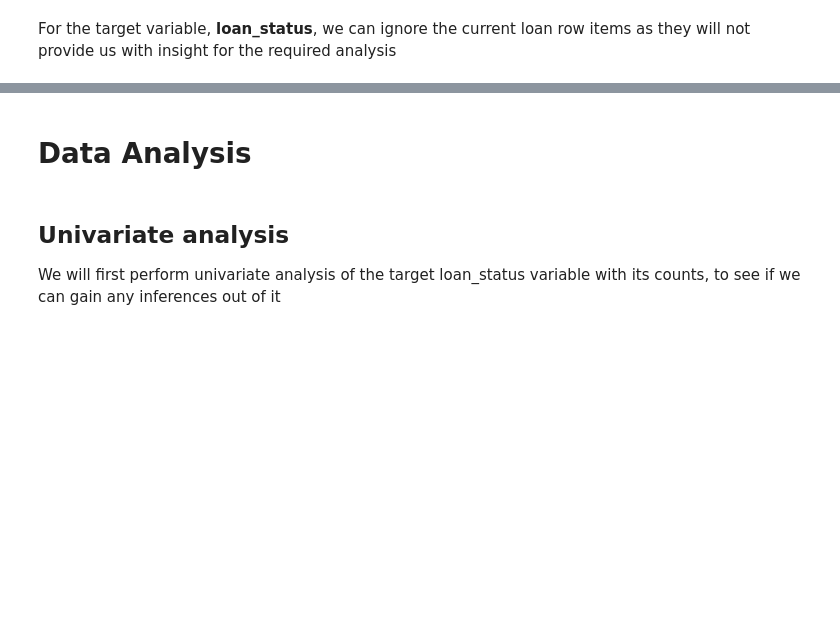
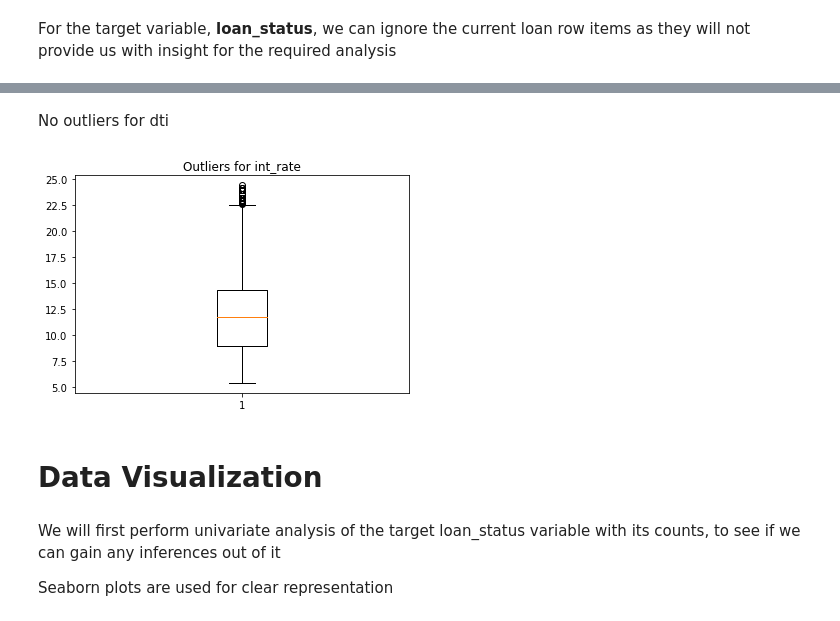
Before and after one commit to adiraptor/LendingClubCaseStudy, a Jupyter notebook: lending_club_data_analysis.ipynb, the cells around one changed output, grey strips where cells are left out. Saved outputs shown, nothing was run; the diff lists cells and outputs as text; code cells hidden in the pictures; blank space fills up the shorter version.

Commit message:
added seaborn

```diff
--- a/lending_club_data_analysis.ipynb
+++ b/lending_club_data_analysis.ipynb
@@ -372,6 +465,17 @@ loan_dataset_final.info()
+# %% [markdown]
+No outliers for dti
+# %%
+fig1, ax1 = plt.subplots()
+ax1.set_title('Outliers for int_rate')
+
+ax1.boxplot(loan_dataset_final['int_rate'])
+
+plt.show()
+# %% [output]
+[figure, added]
 # %% [markdown]
-# Data Analysis
+# Data Visualization
 # %% [markdown]
-## Univariate analysis
+We will first perform univariate analysis of the target loan_status variable with its counts, to see if we can gain any inferences out of it
 
-We will first perform univariate analysis of the target loan_status variable with its counts, to see if we can gain any inferences out of it
+Seaborn plots are used for clear representation
```
Also changed, not shown: parts of 20 cells of this notebook.
